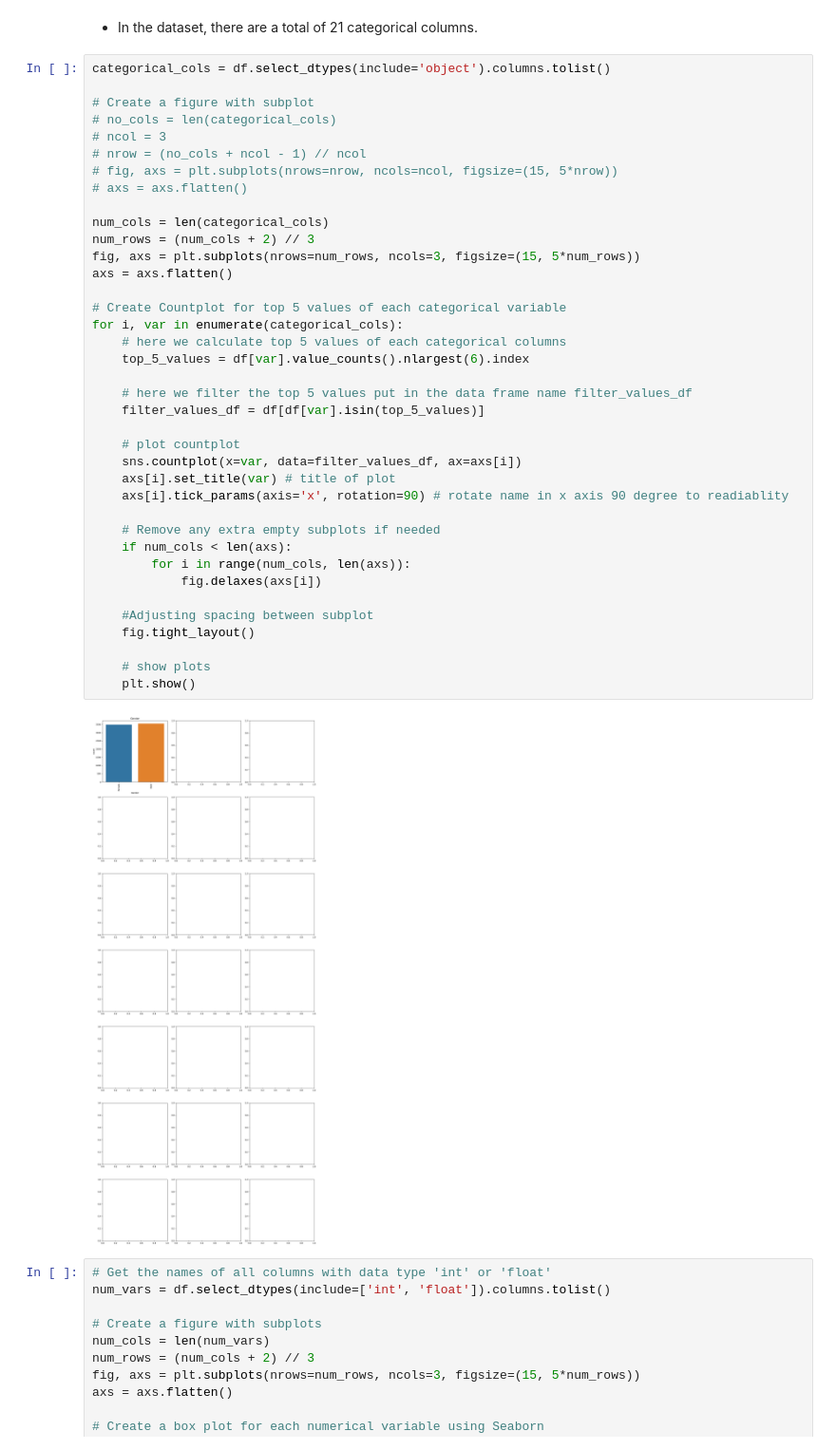
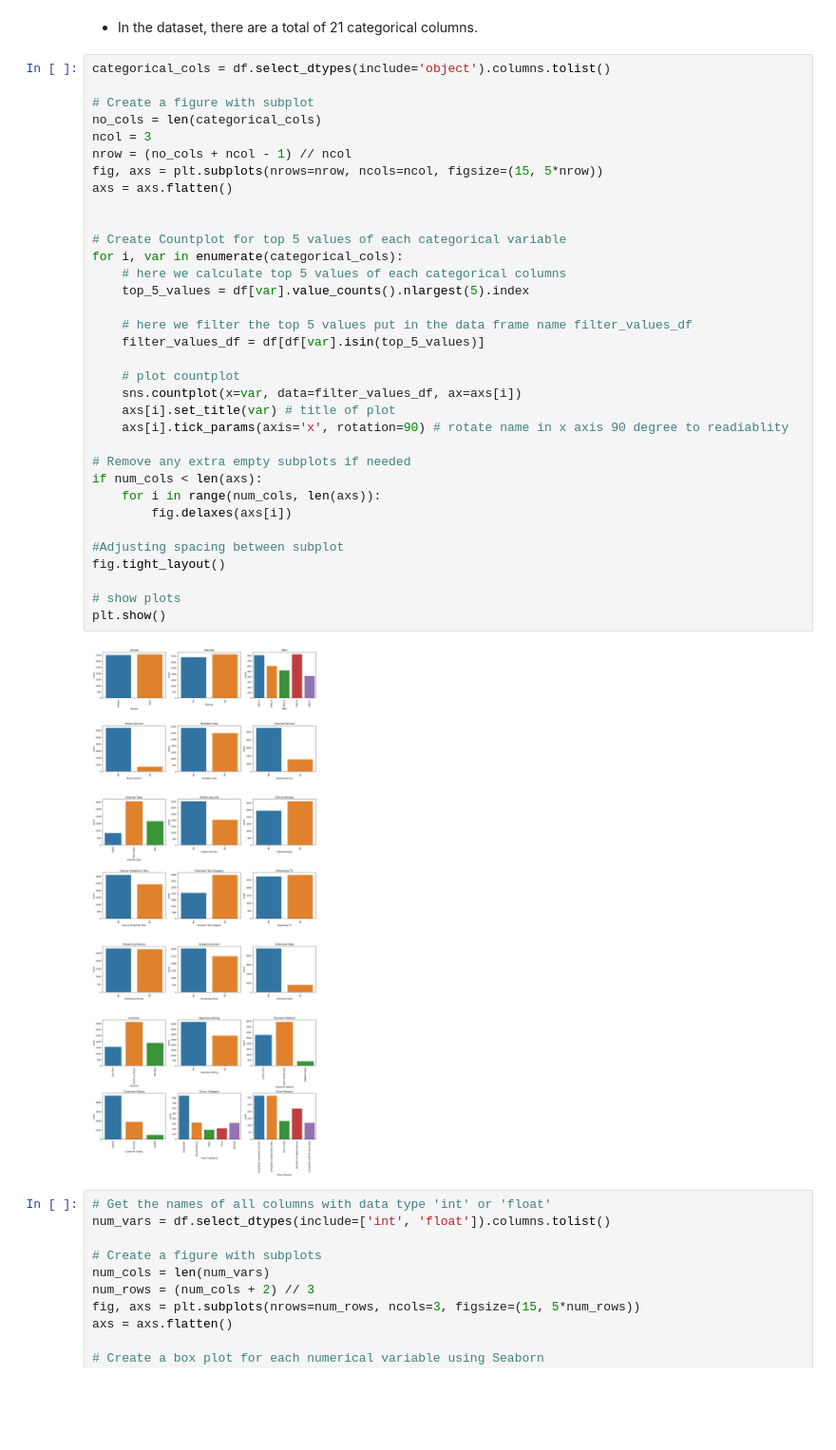
Before and after one commit to Sahilkhan-34/Exploratory_data_analysis_EDA, a Jupyter notebook: Telecom_Customer_Churn/Telecom_Customer_Churn_Prediction.ipynb, the cells around one changed output. Shown at 95% size. Drawn from its saved outputs; the diff is of its cells as text; blank space fills up the shorter version.

```diff
--- a/Telecom_Customer_Churn/Telecom_Customer_Churn_Prediction.ipynb
+++ b/Telecom_Customer_Churn/Telecom_Customer_Churn_Prediction.ipynb
@@ -173,43 +173,39 @@ len(categorical_cols)
 # %%
 categorical_cols = df.select_dtypes(include='object').columns.tolist()
 
 # Create a figure with subplot
-# no_cols = len(categorical_cols)
-# ncol = 3
-# nrow = (no_cols + ncol - 1) // ncol
-# fig, axs = plt.subplots(nrows=nrow, ncols=ncol, figsize=(15, 5*nrow))
-# axs = axs.flatten()
+no_cols = len(categorical_cols)
+ncol = 3
+nrow = (no_cols + ncol - 1) // ncol
+fig, axs = plt.subplots(nrows=nrow, ncols=ncol, figsize=(15, 5*nrow))
+axs = axs.flatten()
 
-num_cols = len(categorical_cols)
-num_rows = (num_cols + 2) // 3
-fig, axs = plt.subplots(nrows=num_rows, ncols=3, figsize=(15, 5*num_rows))
-axs = axs.flatten()
 
 # Create Countplot for top 5 values of each categorical variable
 for i, var in enumerate(categorical_cols):
     # here we calculate top 5 values of each categorical columns
-    top_5_values = df[var].value_counts().nlargest(6).index
+    top_5_values = df[var].value_counts().nlargest(5).index
 
     # here we filter the top 5 values put in the data frame name filter_values_df
     filter_values_df = df[df[var].isin(top_5_values)]
 
     # plot countplot
     sns.countplot(x=var, data=filter_values_df, ax=axs[i])
     axs[i].set_title(var) # title of plot
     axs[i].tick_params(axis='x', rotation=90) # rotate name in x axis 90 degree to readiablity
 
-    # Remove any extra empty subplots if needed
-    if num_cols < len(axs):
-        for i in range(num_cols, len(axs)):
-            fig.delaxes(axs[i])
+# Remove any extra empty subplots if needed
+if num_cols < len(axs):
+    for i in range(num_cols, len(axs)):
+        fig.delaxes(axs[i])
 
-    #Adjusting spacing between subplot
-    fig.tight_layout()
+#Adjusting spacing between subplot
+fig.tight_layout()
 
-    # show plots
-    plt.show()
+# show plots
+plt.show()
 # %% [output]
-[figure, old version]
+[figure, new version]
 # %%
 # Get the names of all columns with data type 'int' or 'float'
 num_vars = df.select_dtypes(include=['int', 'float']).columns.tolist()
```
Also changed, not shown: parts of 1 cell of this notebook.
